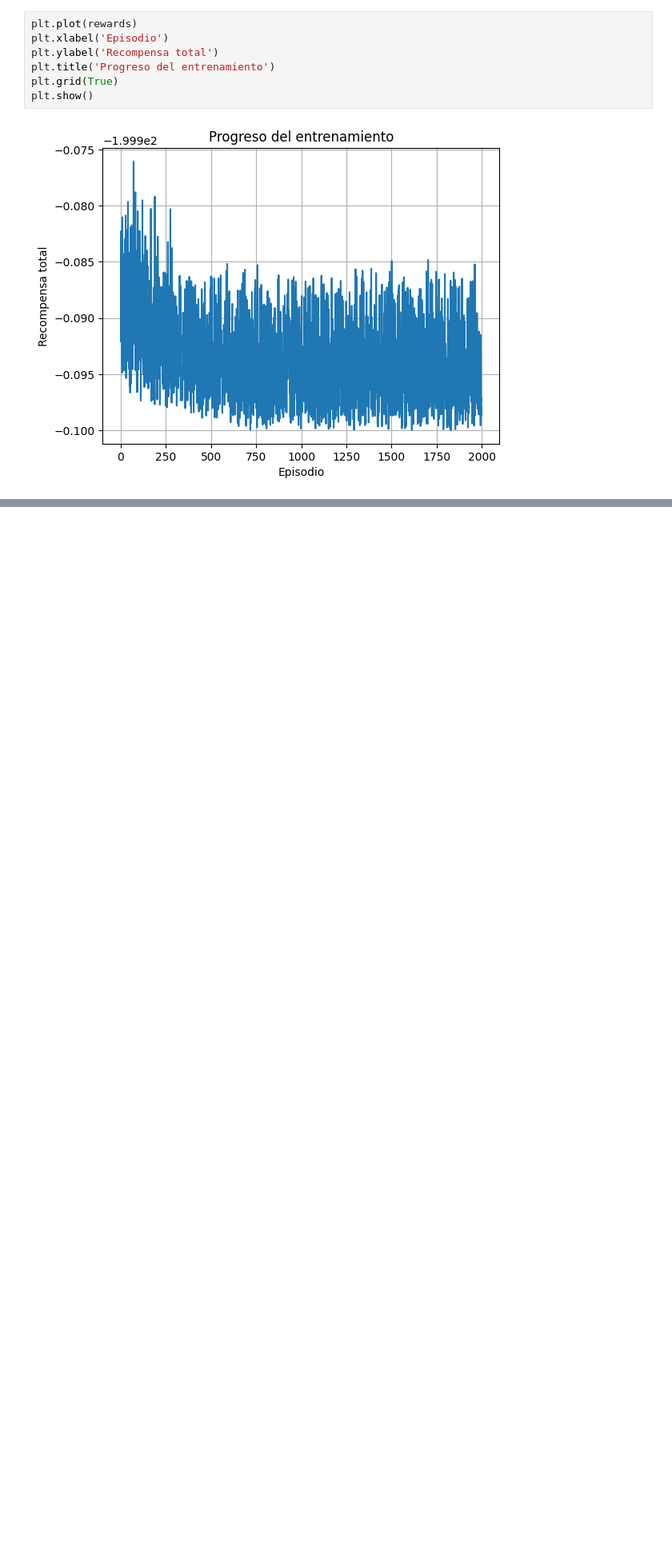
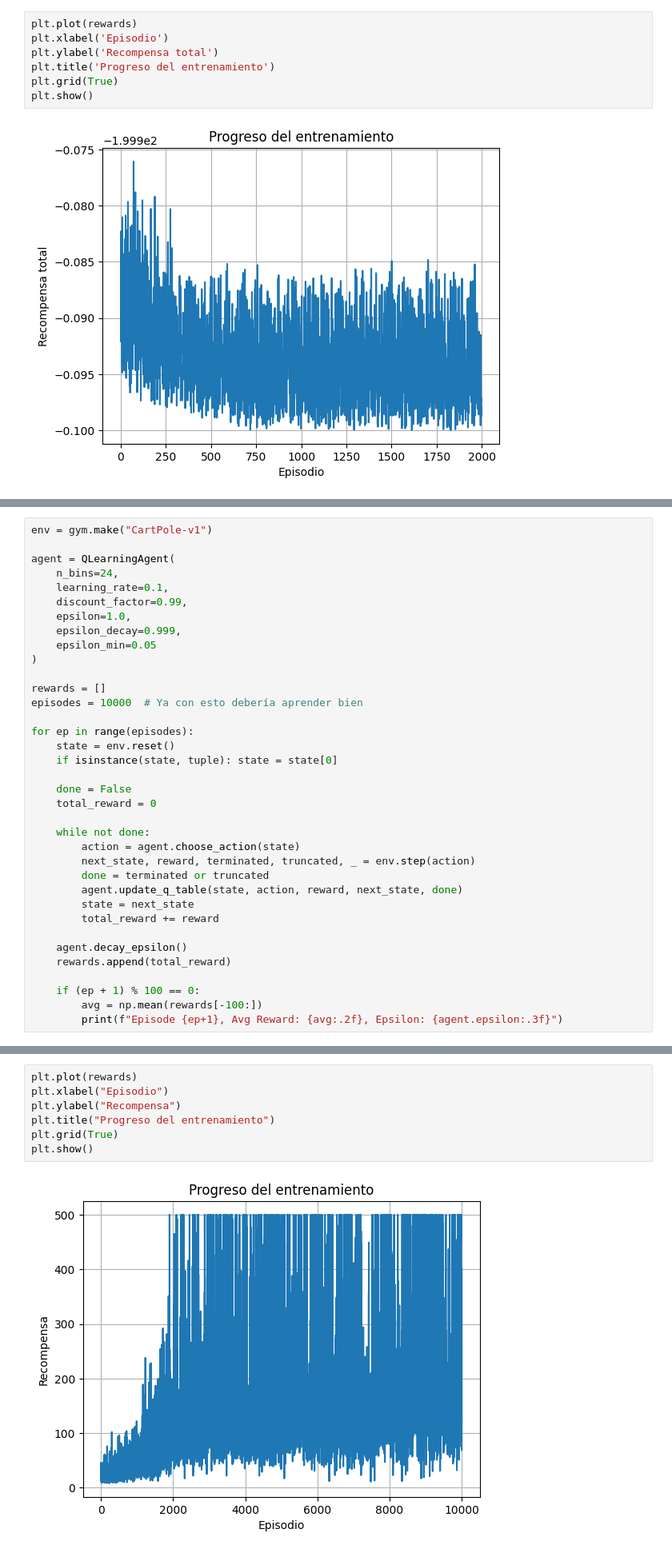
Before and after one commit to Ramdhei-codes/mountain-car, a Jupyter notebook: mountain_car/mountain-car.ipynb, the cells around one changed output, grey strips where cells are left out. Shown at 80% size. Cells and saved outputs as stored; diff of their text form; blank space fills up the shorter version.

```diff
--- a/mountain_car/mountain-car.ipynb
+++ b/mountain_car/mountain-car.ipynb
@@ -635,0 +418,36 @@ Model saved as 'cartpole_qlearning_model.pkl'
+# %%
+env = gym.make("CartPole-v1")
+
+agent = QLearningAgent(
+    n_bins=24,
+    learning_rate=0.1,
+    discount_factor=0.99,
+    epsilon=1.0,
+    epsilon_decay=0.999,
+    epsilon_min=0.05
+)
+
+rewards = []
+episodes = 10000  # Ya con esto debería aprender bien
+
+for ep in range(episodes):
+    state = env.reset()
+    if isinstance(state, tuple): state = state[0]
+
+    done = False
+    total_reward = 0
+
+    while not done:
+        action = agent.choose_action(state)
+        next_state, reward, terminated, truncated, _ = env.step(action)
+        done = terminated or truncated
+        agent.update_q_table(state, action, reward, next_state, done)
+        state = next_state
+        total_reward += reward
+
+    agent.decay_epsilon()
+    rewards.append(total_reward)
+
+    if (ep + 1) % 100 == 0:
+        avg = np.mean(rewards[-100:])
+        print(f"Episode {ep+1}, Avg Reward: {avg:.2f}, Epsilon: {agent.epsilon:.3f}")
@@ -635,0 +479,9 @@ Model saved as 'cartpole_qlearning_model.pkl'
+# %%
+plt.plot(rewards)
+plt.xlabel("Episodio")
+plt.ylabel("Recompensa")
+plt.title("Progreso del entrenamiento")
+plt.grid(True)
+plt.show()
+# %% [output]
+[figure, added]
```
Also changed, not shown: parts of 27 cells of this notebook, 8 other files.
